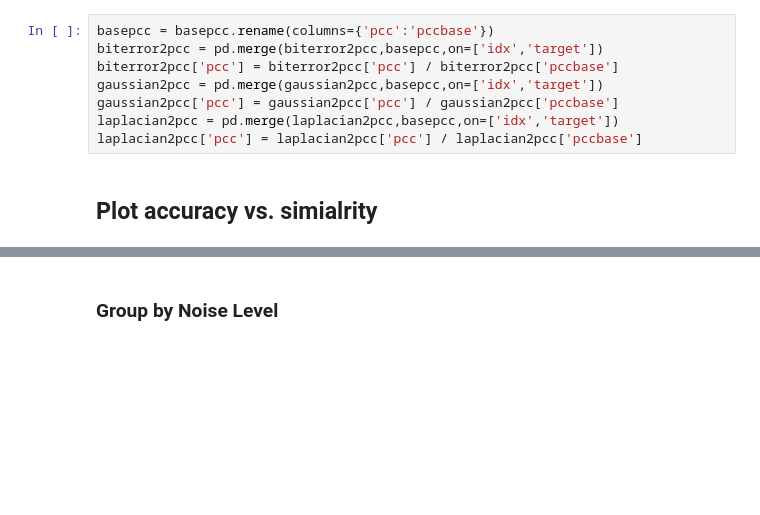
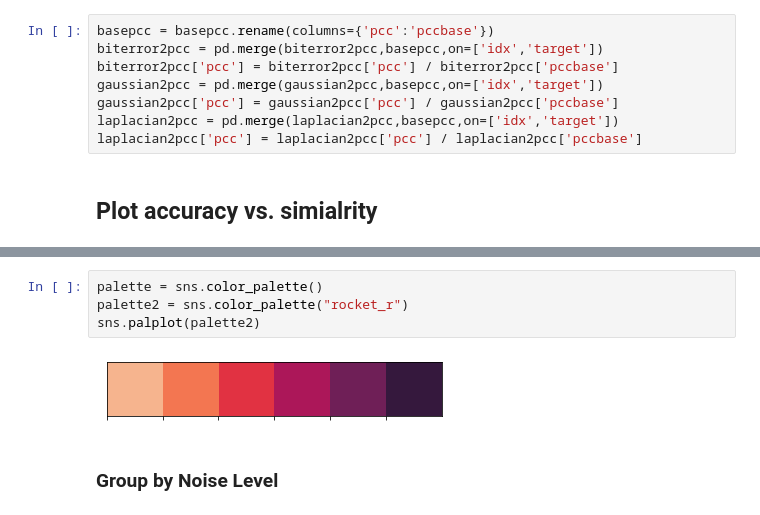
Before and after one commit to katekemu/model_inversion_defense, a Jupyter notebook: MIDAS_deep.ipynb, the cells around one changed output, grey strips where cells are left out. Cells and saved outputs as stored; diff of their text form; blank space fills up the shorter version.

```diff
--- a/MIDAS_deep.ipynb
+++ b/MIDAS_deep.ipynb
@@ -797,3 +776,9 @@ sns.palplot(palette[-2:-1]+palette2[-2:-1])
+# %%
+palette = sns.color_palette()
+palette2 = sns.color_palette("rocket_r")
+sns.palplot(palette2)
+# %% [output]
+[figure, added]
 # %% [markdown]
 ### Group by Noise Level
 # %%
```
Also changed, not shown: parts of 6 cells of this notebook.
